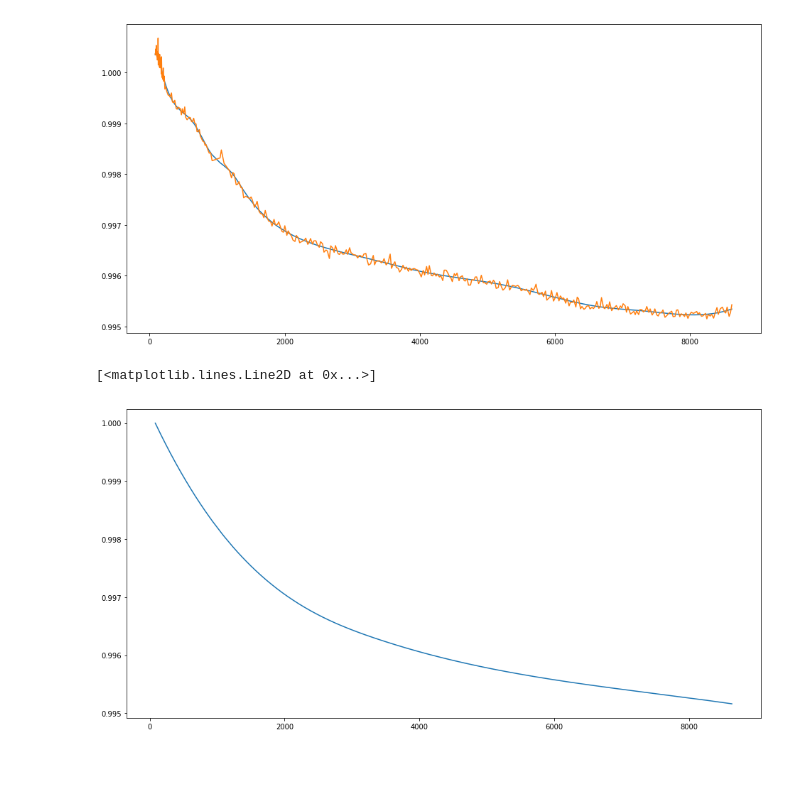
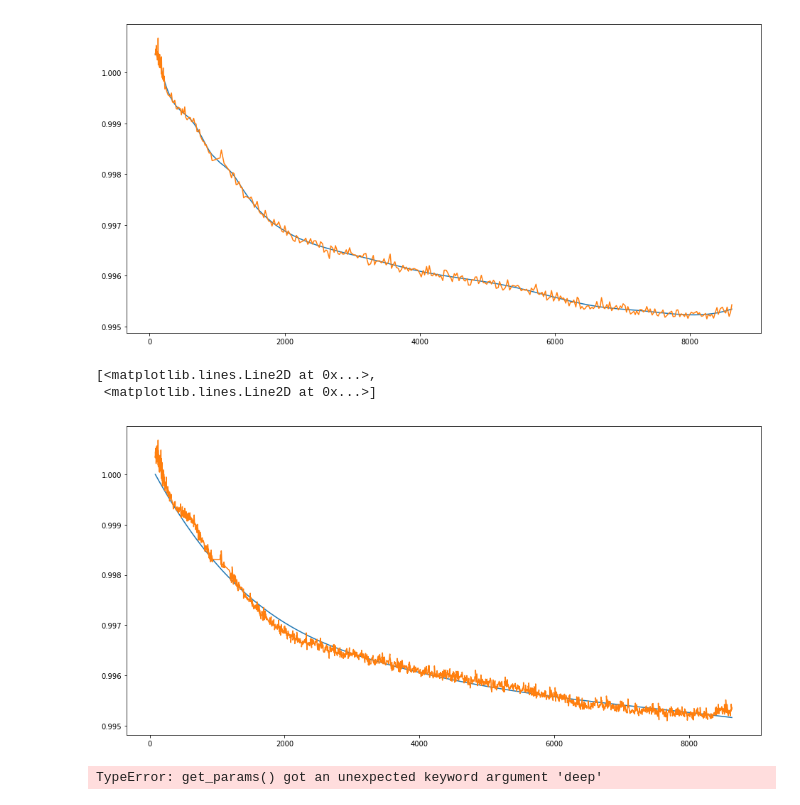
Before and after one commit to roksikonja/dslab_virgo_tsi, a Jupyter notebook: exponential_decay.ipynb, the cells around one changed output. Drawn from its saved outputs; the diff is of its cells as text; code cells hidden in the pictures; blank space fills up the shorter version.

```diff
--- a/exponential_decay.ipynb
+++ b/exponential_decay.ipynb
@@ -87,6 +87,6 @@ plt.plot(t_nn, ratio_a_b, t_nn, np.exp(a*t_nn + b)+0.995)
 from sklearn.svm import SVR
 # %%
 data = np.stack((t_nn, ratio_a_b)).T
-data = data[::10]
+data = data[::100]
 data.shape
 # %% [output]
@@ -100,19 +100,17 @@ plt.plot(X, y)
 [<matplotlib.lines.Line2D at 0x...>]
 [figure]
 # %%
-cost_param = [10**i for i in range(-4,5)]
-epsilon_param = [10**i for i in range(-4, 5)]
-degree_param = [i for i in range(2, 6)]
+cost_param = [10**i for i in range(-2,0)]
+epsilon_param = [10**i for i in range(-2, 0)]
 
 param_grid = [
     {
         'C' : cost_param,
         'epsilon' : epsilon_param,
-        'degree' : degree_param
     },
 ]
 # %%
-grid = GridSearchCV(SVR(kernel='poly',
+grid = GridSearchCV(SVR(kernel='rbf',
                         gamma='scale'),
                     cv=10,
                     n_jobs=-1,
@@ -219,7 +233,8 @@ def spline_dirichlet(x, y, k=3, s=0, w=None):
 sp = spline_dirichlet(X.ravel(), y, k=3, s=0.2*1e-4)
 # %%
 plt.figure(5, figsize=(16, 8))
-plt.plot(X.ravel(), sp(X.ravel()),)
+plt.plot(X.ravel(), sp(X.ravel()), X.ravel(), y)
 # %% [output]
-[<matplotlib.lines.Line2D at 0x...>]
+[<matplotlib.lines.Line2D at 0x...>,
+ <matplotlib.lines.Line2D at 0x...>]
-[figure, old version]
+[figure, new version]
@@ -225,0 +274,6 @@ plt.plot(X.ravel(), sp(X.ravel()),)
+# %%
+start_time = time.time()
+grid.fit(X, y)
+print("--- %s seconds ---" % (time.time() - start_time))
+# %% [output]
+TypeError: get_params() got an unexpected keyword argument 'deep'
```
Also changed, not shown: parts of 7 cells of this notebook.
